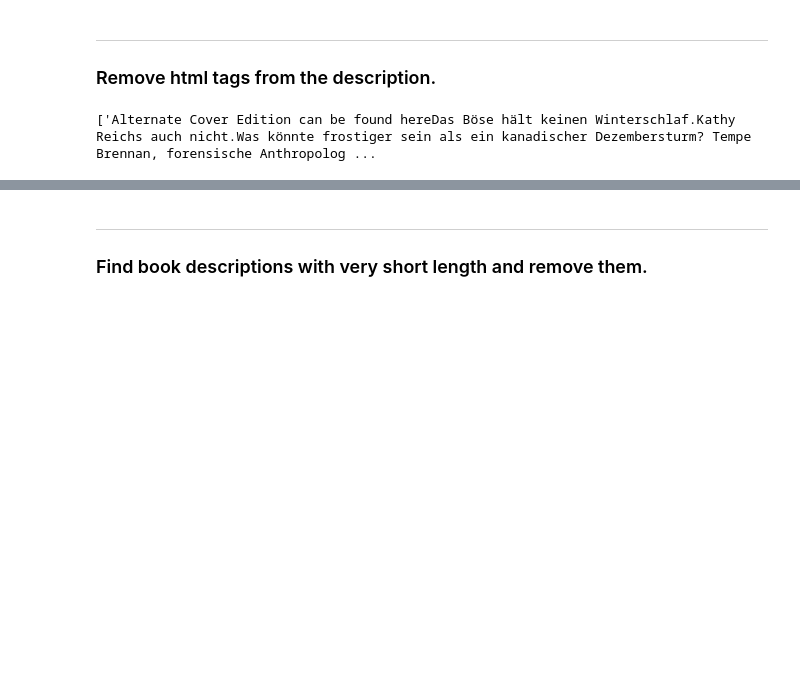
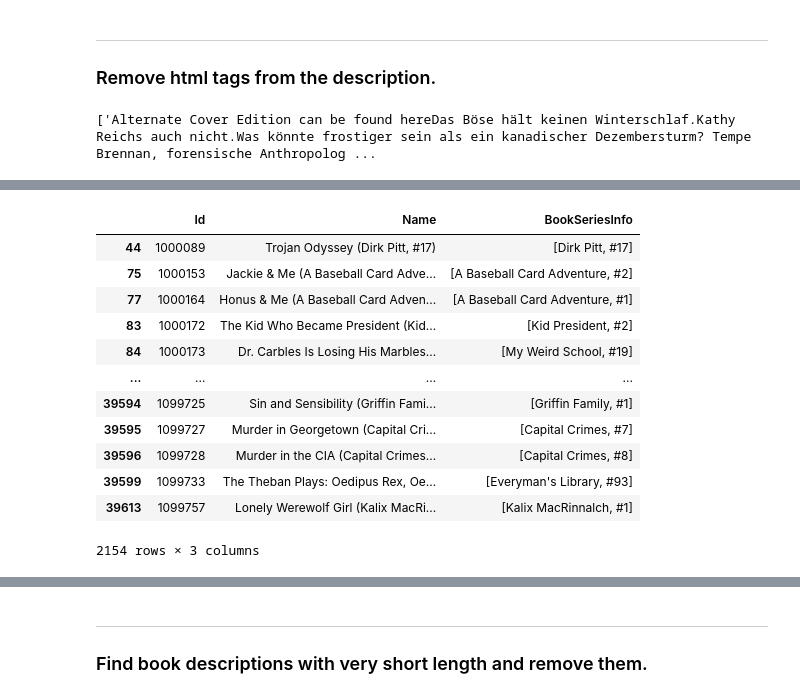
Before and after one commit to AmoliR/nlp-for-book-recommendation, a Jupyter notebook: eda.ipynb, the cells around one changed output, grey strips where cells are left out. Drawn from its saved outputs; the diff is of its cells as text; code cells hidden in the pictures; blank space fills up the shorter version.

Commit message:
Data Cleaning: Extract book series information from the book name

```diff
--- a/eda.ipynb
+++ b/eda.ipynb
@@ -156,0 +162,24 @@ list(eda_data.Description[eda_data.Id == 1099555])
+# %%
+series_pattern = "\s*([^\(;]*\s*#[0-9_]{1,5})"
+def book_series_info(text):
+    print(text)
+    series_info = re.findall(series_pattern, text)
+    return series_info if series_info else np.nan
+
+eda_data['BookSeriesInfo'] = eda_data.Name.apply(book_series_info)
+# %%
+eda_data[["Id","Name", "BookSeriesInfo"]][eda_data.BookSeriesInfo.isna() == False]
+# %% [output]
+|  | Id | Name | BookSeriesInfo |
+| 44 | 1000089 | Trojan Odyssey (Dirk Pitt, #17) | [Dirk Pitt, #17] |
+| 75 | 1000153 | Jackie & Me (A Baseball Card Adve... | [A Baseball Card Adventure, #2] |
+| 77 | 1000164 | Honus & Me (A Baseball Card Adven... | [A Baseball Card Adventure, #1] |
+| 83 | 1000172 | The Kid Who Became President (Kid... | [Kid President, #2] |
+| 84 | 1000173 | Dr. Carbles Is Losing His Marbles... | [My Weird School, #19] |
+| ... | ... | ... | ... |
+| 39594 | 1099725 | Sin and Sensibility (Griffin Fami... | [Griffin Family, #1] |
+| 39595 | 1099727 | Murder in Georgetown (Capital Cri... | [Capital Crimes, #7] |
+| 39596 | 1099728 | Murder in the CIA (Capital Crimes... | [Capital Crimes, #8] |
+| 39599 | 1099733 | The Theban Plays: Oedipus Rex, Oe... | [Everyman's Library, #93] |
+| 39613 | 1099757 | Lonely Werewolf Girl (Kalix MacRi... | [Kalix MacRinnalch, #1] |
+2154 rows × 3 columns
```
Also changed, not shown: parts of 5 cells of this notebook.
